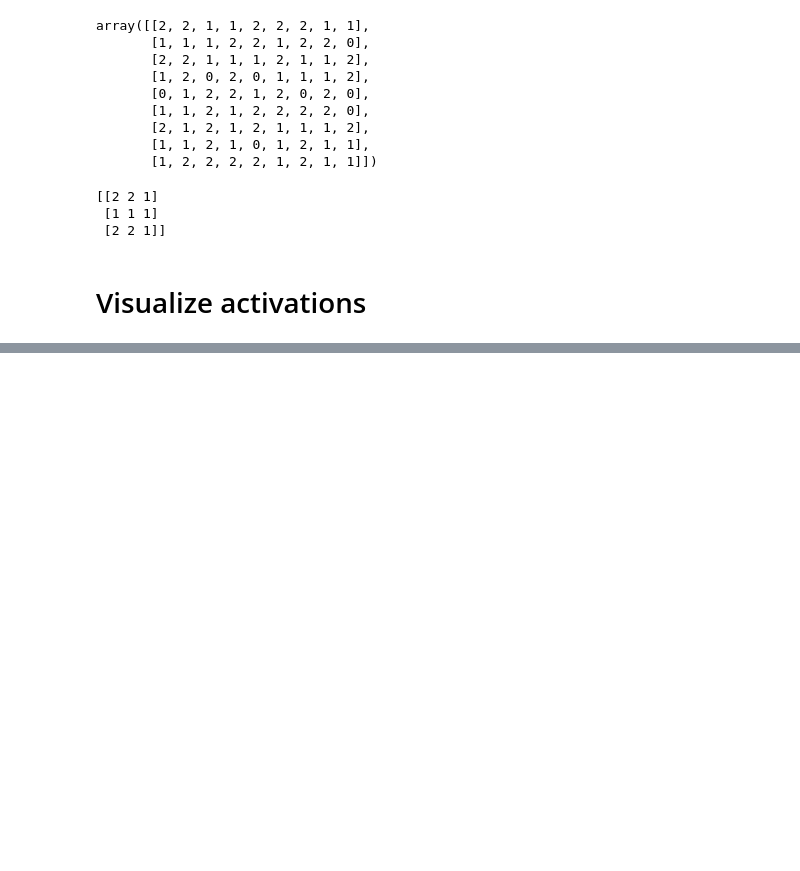
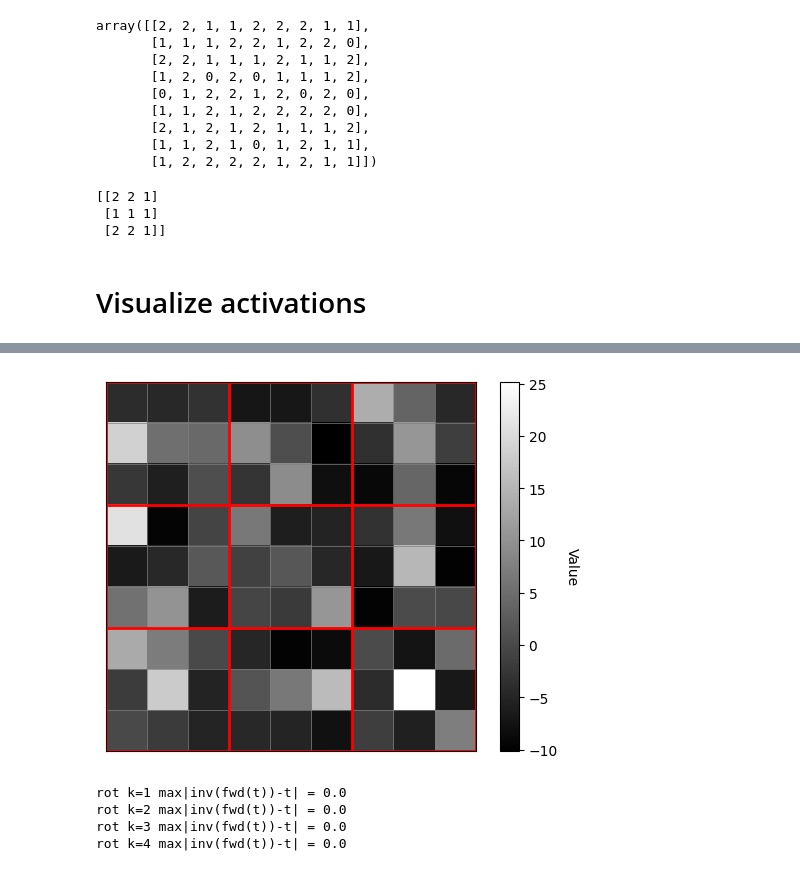
Before and after one commit to andreg24/SuperTicTacToe, a Jupyter notebook: reinforce_trianing.ipynb, the cells around one changed output, grey strips where cells are left out. Saved outputs shown, nothing was run; the diff lists cells and outputs as text; code cells hidden in the pictures; blank space fills up the shorter version.

Commit message:
feat: new transformation method

```diff
--- a/reinforce_trianing.ipynb
+++ b/reinforce_trianing.ipynb
@@ -283,3 +334,4 @@ model.first_conv_net[5].register_forward_hook(get_activations("conv5"))
 output = model(data)
 # %%
-act = activations['conv5'][0]
+# act = activations["second_conv_net.4"]
+act = activations["final"]
@@ -311,0 +380,4 @@ plot_decision(output)
+# %%
+plot_decision(act.reshape(9, 9))
+# %% [output]
+[figure, added]
@@ -311,0 +386,20 @@ plot_decision(output)
+# %%
+def check_inverse(name, fwd, inv, device="cpu"):
+    t = torch.randn(2, 4, 9, 9, device=device)
+    err = (inv(fwd(t)) - t).abs().max().item()
+    print(name, "max|inv(fwd(t))-t| =", err)
+
+# rotation
+rot = Reflection(k=4)
+check_inverse("rot k=1", rot.transform_batch, rot.inverse_transform_batch)
+rot.k = 2
+check_inverse("rot k=2", rot.transform_batch, rot.inverse_transform_batch)
+rot.k = 3
+check_inverse("rot k=3", rot.transform_batch, rot.inverse_transform_batch)
+rot.k = 4
+check_inverse("rot k=4", rot.transform_batch, rot.inverse_transform_batch)
+# %% [output]
+rot k=1 max|inv(fwd(t))-t| = 0.0
+rot k=2 max|inv(fwd(t))-t| = 0.0
+rot k=3 max|inv(fwd(t))-t| = 0.0
+rot k=4 max|inv(fwd(t))-t| = 0.0
```
Also changed, not shown: parts of 30 cells of this notebook, 4 other files.
